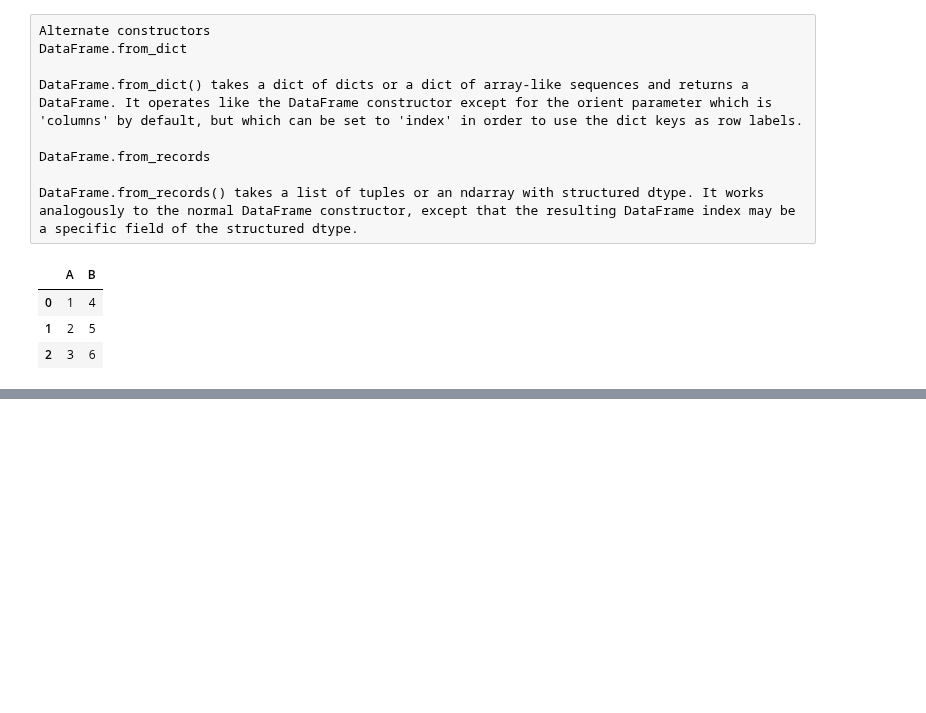
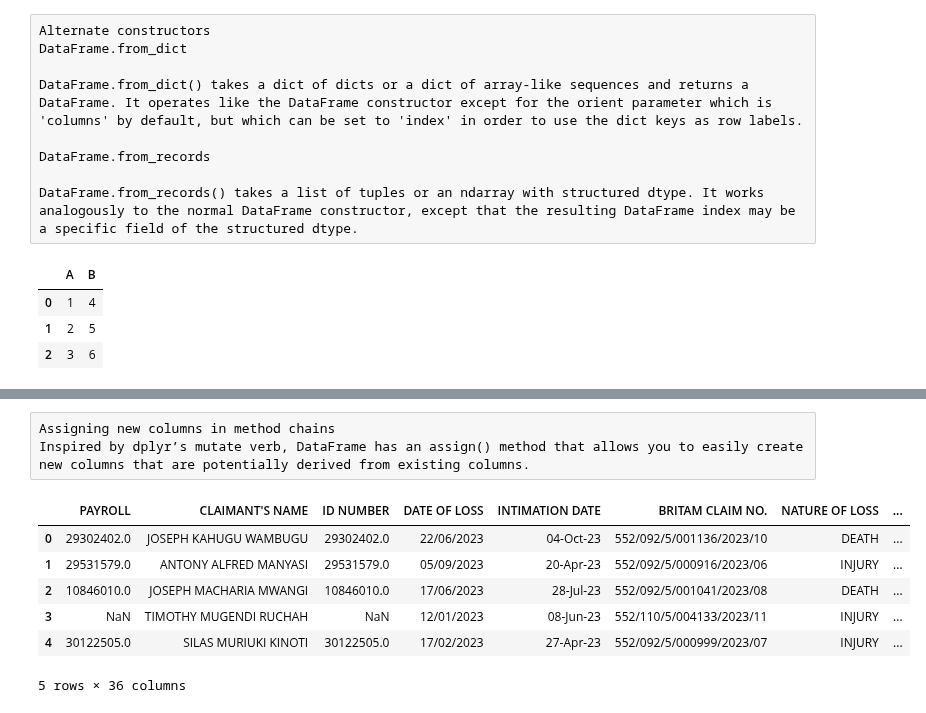
Before and after one commit to manasesmutembei11/ML, a Jupyter notebook: pandas/data_structures_intro.ipynb, the cells around one changed output, grey strips where cells are left out. Cells and saved outputs as stored; diff of their text form; code cells hidden in the pictures; blank space fills up the shorter version.

Commit message:
Pandas (Introduction to data structures)

```diff
--- a/pandas/data_structures_intro.ipynb
+++ b/pandas/data_structures_intro.ipynb
@@ -185,0 +232,15 @@ data
+# %% [raw]
+Assigning new columns in method chains
+Inspired by dplyr’s mutate verb, DataFrame has an assign() method that allows you to easily create new columns that are potentially derived from existing columns.
+# %%
+claims = pd.read_csv(r"C:\Users\Lenovo\Downloads\claim1.csv")
+claims.assign()
+claims.head()
+# %% [output]
+|  | PAYROLL | CLAIMANT'S NAME | ID NUMBER | DATE OF LOSS | INTIMATION DATE | BRITAM CLAIM NO. | NATURE OF LOSS | ... |
+| 0 | 29302402.0 | JOSEPH KAHUGU WAMBUGU | 29302402.0 | 22/06/2023 | 04-Oct-23 | 552/092/5/001136/2023/10 | DEATH | ... |
+| 1 | 29531579.0 | ANTONY ALFRED MANYASI | 29531579.0 | 05/09/2023 | 20-Apr-23 | 552/092/5/000916/2023/06 | INJURY | ... |
+| 2 | 10846010.0 | JOSEPH MACHARIA MWANGI | 10846010.0 | 17/06/2023 | 28-Jul-23 | 552/092/5/001041/2023/08 | DEATH | ... |
+| 3 | NaN | TIMOTHY MUGENDI RUCHAH | NaN | 12/01/2023 | 08-Jun-23 | 552/110/5/004133/2023/11 | INJURY | ... |
+| 4 | 30122505.0 | SILAS MURIUKI KINOTI | 30122505.0 | 17/02/2023 | 27-Apr-23 | 552/092/5/000999/2023/07 | INJURY | ... |
+5 rows × 36 columns
```
Also changed, not shown: parts of 7 cells of this notebook.
